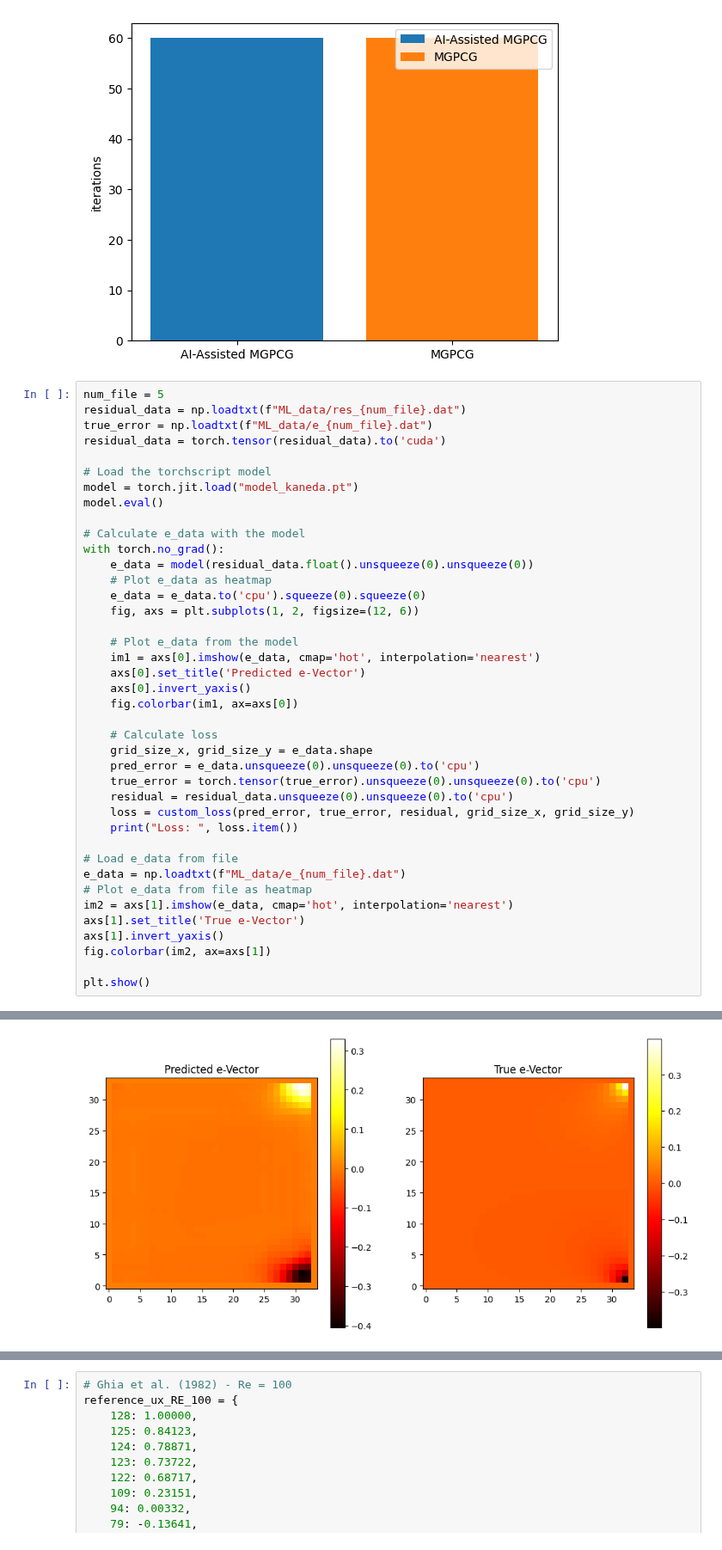
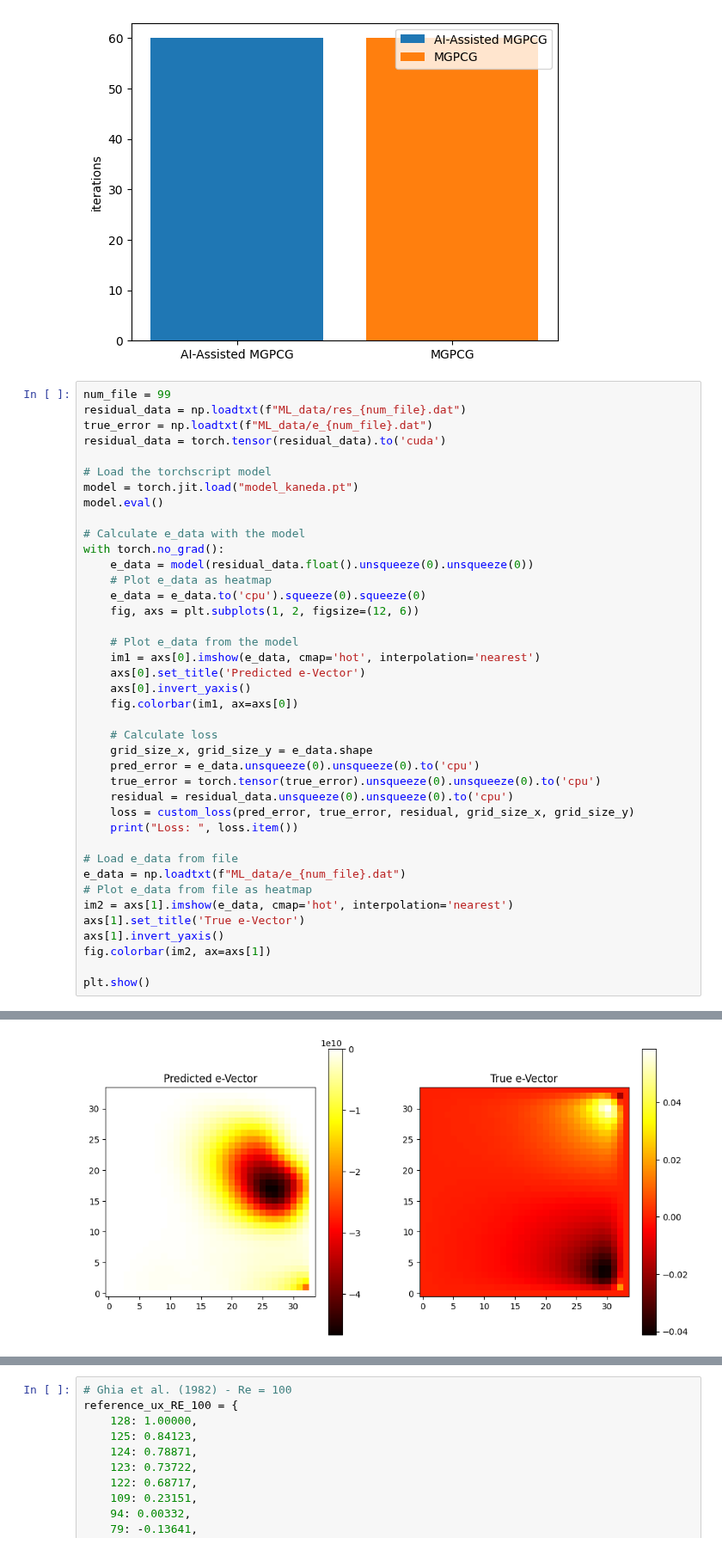
Before and after one commit to glaand/bachelor-thesis, a Jupyter notebook: ml/experimental/ml_analysis_kaneda.ipynb, the cells around one changed output, grey strips where cells are left out. Shown at 86% size. Saved outputs shown, nothing was run; the diff lists cells and outputs as text.

```diff
--- a/ml/ml_analysis_kaneda.ipynb
+++ b/ml/experimental/ml_analysis_kaneda.ipynb
@@ -80,7 +80,7 @@ plt.show()
 # %% [output]
 [figure]
 # %%
-num_file = 5
+num_file = 99
 residual_data = np.loadtxt(f"ML_data/res_{num_file}.dat")
 true_error = np.loadtxt(f"ML_data/e_{num_file}.dat")
 residual_data = torch.tensor(residual_data).to('cuda')
@@ -124,2 +124,2 @@ Loss:  0.02954166229911237
-[figure, old version]
+[figure, new version]
 # %%
```
Also changed, not shown: parts of 4 cells of this notebook, 22 other files.
